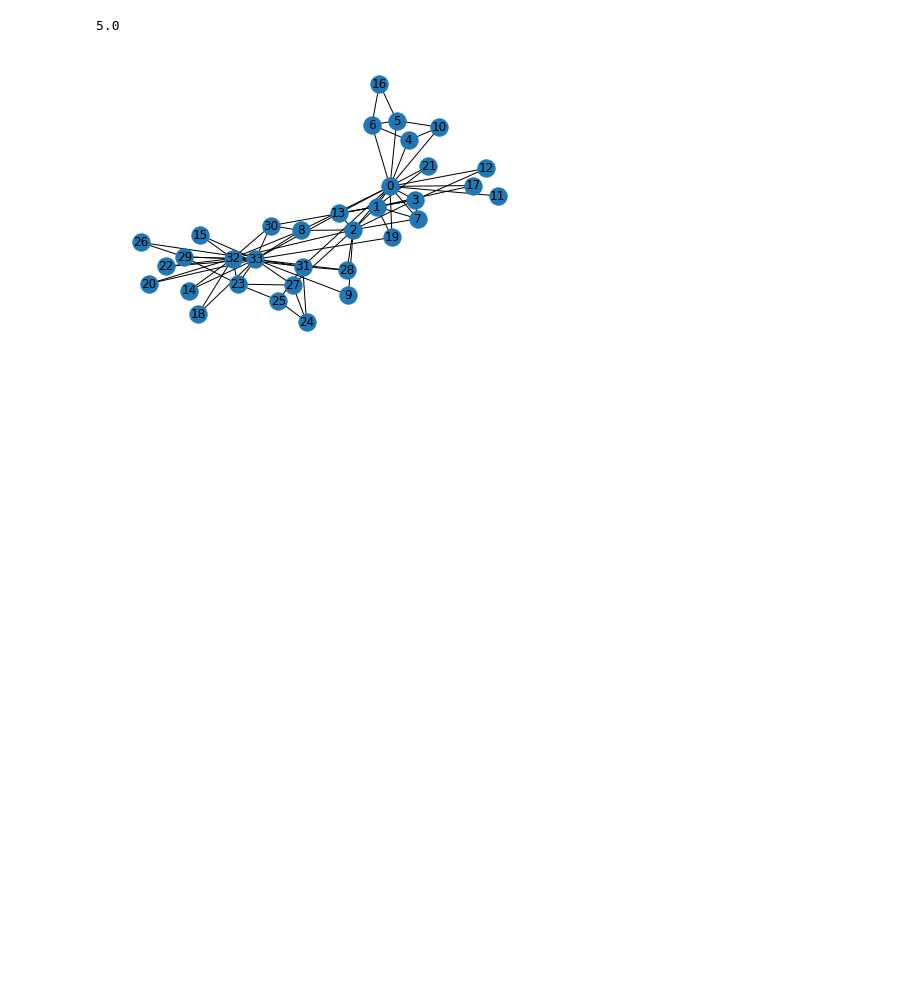
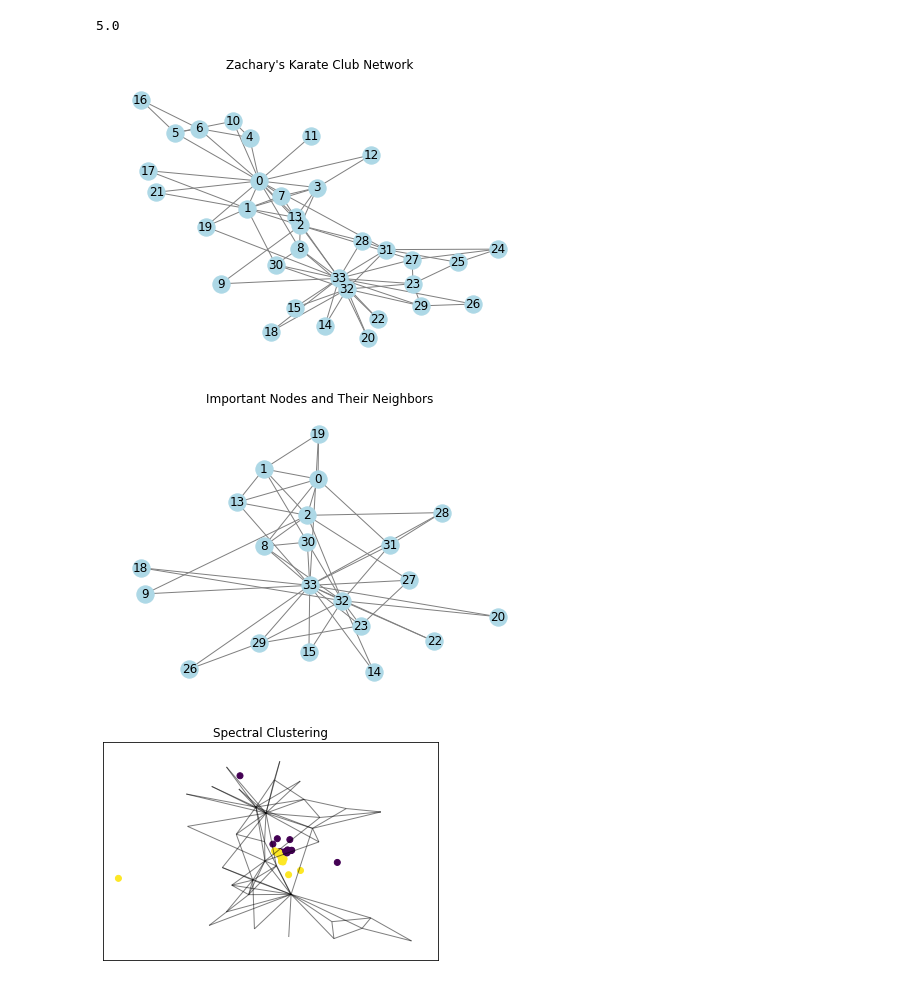
Before and after one commit to Monish-07/SMA-Labs, a Jupyter notebook: Lab-1/5_program.ipynb, the cells around one changed output. Saved outputs shown, nothing was run; the diff lists cells and outputs as text; code cells hidden in the pictures; blank space fills up the shorter version.

```diff
--- a/Lab-1/5_program.ipynb
+++ b/Lab-1/5_program.ipynb
@@ -26,5 +27,3 @@ G = nx.karate_club_graph()
 # %%
-nx.draw(G, with_labels = True)
+# nx.draw(G, with_labels = True)
-# %% [output]
-[figure, removed]
 # %%
@@ -43,0 +41,60 @@ pos = nx.spring_layout(G, seed=675)
+# %%
+import networkx as nx
+import matplotlib.pyplot as plt
+import numpy as np
+from sklearn.cluster import SpectralClustering
+
+# Load the Karate club network data
+G = nx.karate_club_graph()
+
+# i. Visualize the network using matplotlib
+pos = nx.spring_layout(G)  # Position nodes using Fruchterman-Reingold force-directed algorithm
+nx.draw(G, pos, with_labels=True, node_color='lightblue', edge_color='gray')
+plt.title("Zachary's Karate Club Network")
+plt.show()
+
+# ii. Visualizing Important Nodes in the Graph
+# Calculate degree centrality for each node
+degree_centrality = nx.degree_centrality(G)
+
+# Sort nodes by degree centrality in descending order
+sorted_nodes = sorted(degree_centrality, key=degree_centrality.get, reverse=True)
+
+# Take the top 5 nodes with highest degree centrality
+important_nodes = sorted_nodes[:5]
+
+# Create a subgraph with the important nodes and their neighbors
+subgraph = G.subgraph(important_nodes + list(G.neighbors(important_nodes[0])))
+
+# Visualize the subgraph
+pos = nx.spring_layout(subgraph)
+nx.draw(subgraph, pos, with_labels=True, node_color='lightblue', edge_color='gray')
+plt.title("Important Nodes and Their Neighbors")
+plt.show()
+
+# iii. Perform spectral clustering
+# Pre-processing: Constructing the Laplacian Matrix
+adjacency_matrix = nx.to_numpy_array(G)
+n = len(G.nodes)
+degree_matrix = np.diag(np.sum(adjacency_matrix, axis=1))
+laplacian_matrix = degree_matrix - adjacency_matrix
+
+# Decomposition: Compute eigenvalues and eigenvectors of the Laplacian Matrix
+eigenvalues, eigenvectors = np.linalg.eig(laplacian_matrix)
+embedding = eigenvectors[:, 1:3]  # Map each point to a 2D representation
+
+# K Means Algorithm: Create groups of clusters
+k = 2  # Number of clusters
+spectral_clustering = SpectralClustering(n_clusters=k, affinity='nearest_neighbors', random_state=42)
+labels = spectral_clustering.fit_predict(embedding)
+
+# Visualize the clusters
+pos = nx.spring_layout(G)
+plt.scatter(embedding[:, 0], embedding[:, 1], c=labels, cmap='viridis')
+nx.draw_networkx_edges(G, pos, alpha=0.5)
+plt.title("Spectral Clustering")
+plt.show()
+# %% [output]
+[figure, added]
+[figure, added]
+[figure, added]
```
Also changed, not shown: parts of 6 cells of this notebook, 6 other files.
